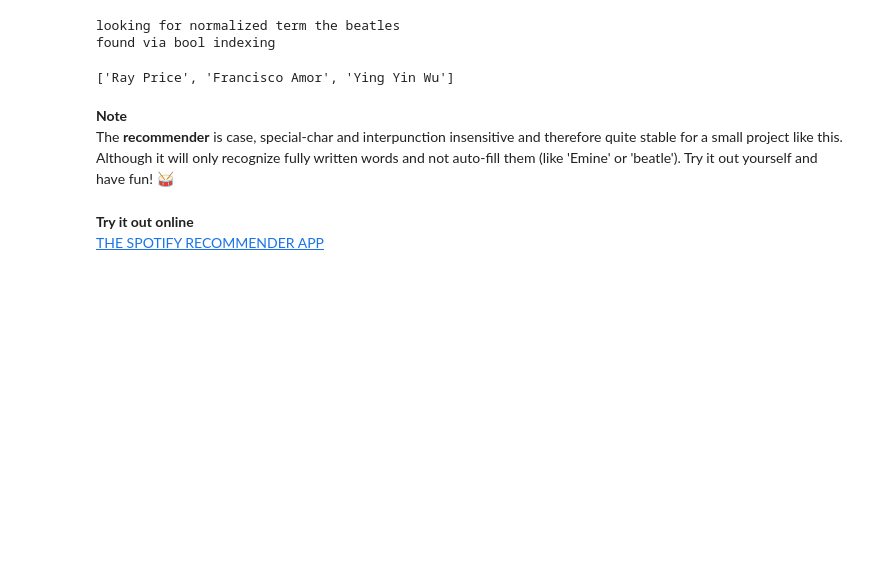
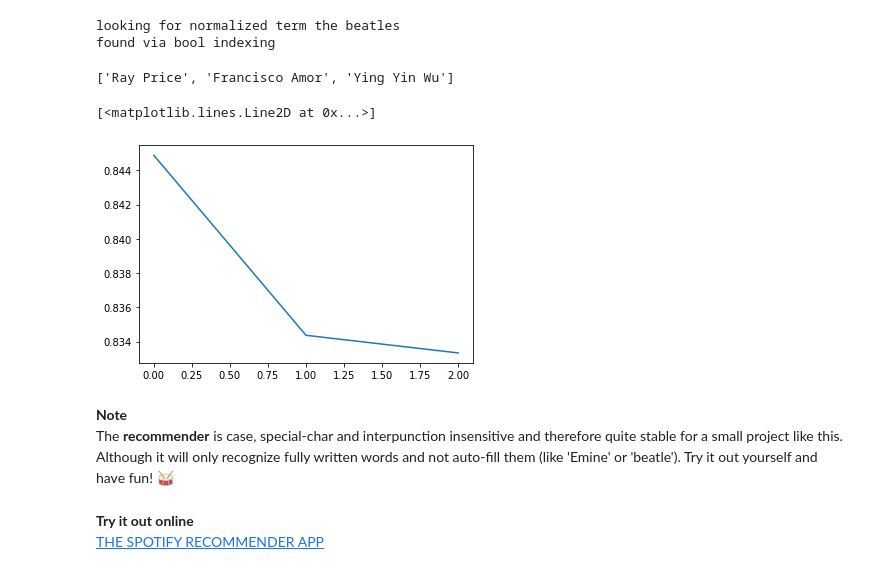
Before and after one commit to moritzgeiger/artist_recommender, a Jupyter notebook: notebooks/Artist_recommender.ipynb, the cells around one changed output. Drawn from its saved outputs; the diff is of its cells as text; code cells hidden in the pictures; blank space fills up the shorter version.

````diff
--- a/notebooks/Artist_recommender.ipynb
+++ b/notebooks/Artist_recommender.ipynb
@@ -369,14 +369,16 @@ def finder(artist, data=df_enc):
 def recommend_artist(artist, model=knn_model, df=df_enc, neighbors=3):
     """
     will find the nearest neighbors of the desired artist.
-    pass the artists name, the fitted model and the pd.DataFrame suiting the model.
+    pass the ```artist```s name, the fitted ```model```, the n of ```neighbors``` and the pd.DataFrame (```df```) suiting the model.
     returns a list of recommended artists similar to the imput artist.
     """
     inpt = finder(artist, data=df)
     if isinstance(inpt, pd.DataFrame):
-        nearest = knn_model.kneighbors(inpt.drop(columns=['artists', 'genres', 'target']),n_neighbors=neighbors+1) # Return the distances and index of the 2 closest points
-        indexes = list(nearest[1][0])
-        return list(df.artists[indexes[1:]])
+        dist, nearest = knn_model.kneighbors(inpt.drop(columns=['artists', 'genres', 'target']),n_neighbors=neighbors+1) # Return the distances and index of the 2 closest points
+        indexes = list(nearest[0])
+        dist = dist[0][1:]
+        dist = 1-dist/(dist.max()+dist.max()/.2) # the highest distance in the set => beautifying the range
+        return list(df.artists[indexes[1:]]), dist # the nearest is always the artist itself
     else:
         print(inpt)
 # %% [markdown]
@@ -386,11 +388,18 @@ artist = input('Type your favoutite artist:')
 # %% [output]
 Type your favoutite artist:the beatles
 # %%
-recommend_artist(artist)
+reco, dist = recommend_artist(artist)
+reco
 # %% [output]
 looking for normalized term the beatles
 found via bool indexing
 ['Ray Price', 'Francisco Amor', 'Ying Yin Wu']
+# %%
+plt.plot(dist)
+# showing the slope of probability for the artist to be similar
+# %% [output]
+[<matplotlib.lines.Line2D at 0x...>]
+[figure, added]
 # %% [markdown]
 **Note**<br>
 The **recommender** is case, special-char and interpunction insensitive and therefore quite stable for a small project like this. Although it will only recognize fully written words and not auto-fill them (like 'Emine' or 'beatle'). Try it out yourself and have fun! 🥁
````
Also changed, not shown: parts of 1 cell of this notebook, 2 other files.
